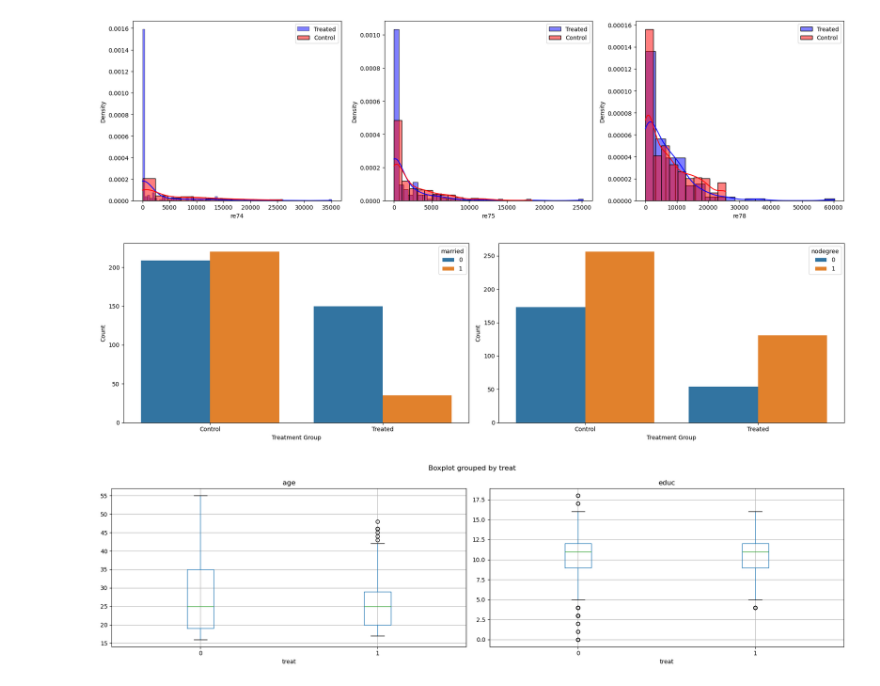
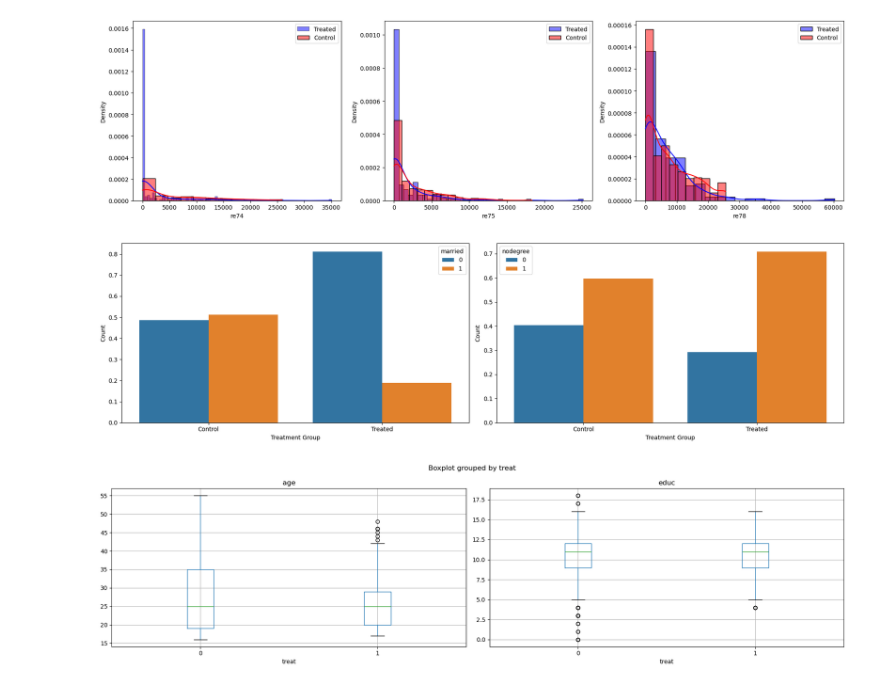
Before and after one commit to BaptisteCarmier/ADA--2024, a Jupyter notebook: Exercises/05 - Causal analysis of observational data/Observational studies exercise.ipynb, the cells around one changed output. Cells and saved outputs as stored; diff of their text form; code cells hidden in the pictures.

```diff
--- a/Exercises/05 - Causal analysis of observational data/Observational studies exercise.ipynb
+++ b/Exercises/05 - Causal analysis of observational data/Observational studies exercise.ipynb
@@ -151,26 +156,28 @@ plt.show()
 # %%
 group_married = df.groupby(['treat', 'married'])['married'].count()
 group_married = group_married.unstack()
+group_married = group_married.div(group_married.sum(axis=1),axis=0) #permet de passer en pourcentage
 group_married = group_married.reset_index().melt(id_vars='treat', var_name='married', value_name='count')
 
 group_nodegree = df.groupby(['treat','nodegree'])['nodegree'].count()
 group_nodegree = group_nodegree.unstack()
+group_nodegree = group_nodegree.div(group_nodegree.sum(axis=1),axis=0) #permet de passer en pourcentage
 group_nodegree = group_nodegree.reset_index().melt(id_vars='treat', var_name='nodegree', value_name='count')
 
-
+#sns.barplot est chiant à utiliser, vaut mieux utiliser df.plot(kind = 'bar', ...)
 fig, axs = plt.subplots(1, 2, figsize=(18, 5))
 
 sns.barplot(data = group_married, x='treat', y = 'count', hue ='married', ax = axs[0])
 axs[0].set_xticks([0, 1], ['Control', 'Treated'])
 axs[0].set_xlabel('Treatment Group')
 axs[0].set_ylabel('Count')
 
 sns.barplot(data = group_nodegree, x='treat', y = 'count', hue ='nodegree', ax = axs[1])
 axs[1].set_xticks([0, 1], ['Control', 'Treated'])
 axs[1].set_xlabel('Treatment Group')
 axs[1].set_ylabel('Count')
 
 plt.tight_layout()
 plt.show()
 # %% [output]
-[figure, old version]
+[figure, new version]
```
Also changed, not shown: parts of 36 cells of this notebook, 2 other files.
